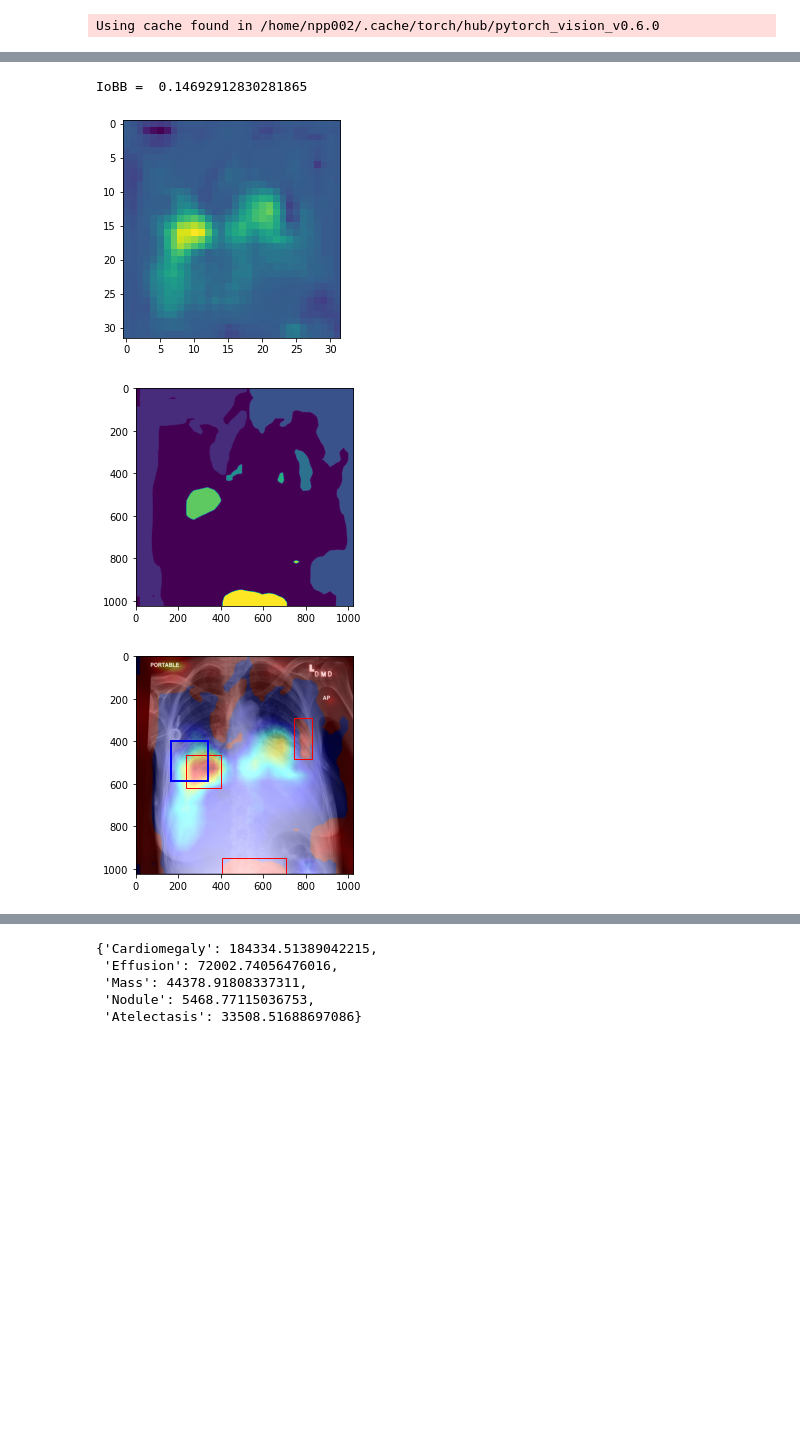
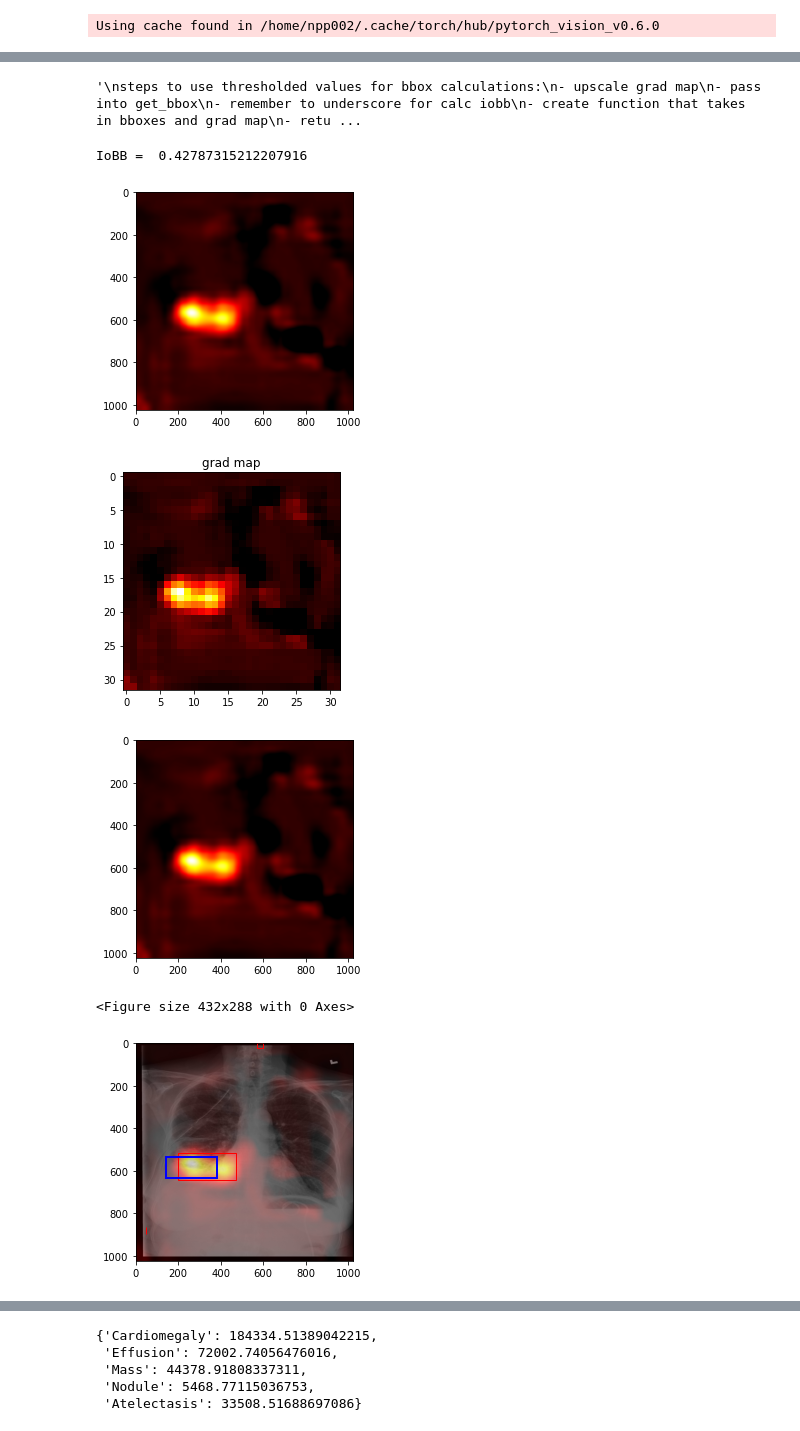
Before and after one commit to nichpass/Bucknell-Senior-Design-2021, a Jupyter notebook: test_multi_bb.ipynb, the cells around one changed output, grey strips where cells are left out. Saved outputs shown, nothing was run; the diff lists cells and outputs as text; code cells hidden in the pictures; blank space fills up the shorter version.

Commit message:
fixed visualization of gradients

```diff
--- a/test_multi_bb.ipynb
+++ b/test_multi_bb.ipynb
@@ -101,0 +137,2 @@ model.load_state_dict(torch.load(model_path))
+# %%
+model.load_state_dict(new_state_dict)
@@ -130,7 +169,7 @@ class ResNet(nn.Module):
 
     def load_weights(self):
         self.model = torch.nn.DataParallel(self.model)
-        self.model.load_state_dict(torch.load(self.model_file))
+        self.model.load_state_dict(gen_state_dict(self.model_file))
 
     def activations_hook(self, grad):
         self.gradients = grad
@@ -305,8 +406,8 @@ def get_grad_map(data, model, disease):
 # %%
 def calc_iobb(data, model, disease):
-    label_map, _, _ = get_grad_map(data, model, disease)
+    label_map, heatmap, _ = get_grad_map(data, model, disease)
 
-    boxes = get_bboxes(label_map, disease)
+    boxes = get_bboxes(label_map, heatmap, disease)
 
 
     single_level = np.array(label_map >= 1, dtype='int')
@@ -334,17 +435,26 @@ def calc_iobb(data, model, disease):
 # %%
 def bbox_main(data, model, disease):
 
-    all_labels, blobs, grad_activations = get_grad_map(data, model, disease)
+    all_labels, heatmap, grad_activations = get_grad_map(data, model, disease)
+
+    grad_img = convert_to_rgb(grad_activations)
 
     plt.figure()
-    plt.imshow(grad_activations)
+    plt.imshow(grad_img)
+    plt.title('grad map')
+
+    heattest = cv2.resize(np.float32(grad_activations), (1024, 1024), interpolation=cv2.INTER_CUBIC)#, interpolation=cv2.INTER_LANCZOS4)
+    heattest = convert_to_rgb(heattest)
+
     plt.figure()
-    plt.imshow(all_labels)
+    plt.imshow(heattest)
+    plt.figure()
+    #plt.savefig('grad_threshold')
 
-    boxdict = get_bboxes(all_labels, disease)
+    boxdict = get_bboxes(all_labels, heatmap, disease)
 
     plt_image = cv2.imread('./map.jpg')
-    plt_image = cv2.cvtColor(plt_image, cv2.COLOR_BGR2RGB)
+    #plt_image = cv2.cvtColor(plt_image, cv2.COLOR_BGR2RGB)
     fig, ax = plt.subplots()
     ax.imshow(plt_image)
 
@@ -358,11 +468,28 @@ def bbox_main(data, model, disease):
     rect = patches.Rectangle((data['x'], data['y']), data['width'], data['height'], linewidth=2, edgecolor='blue', facecolor='none' )
     ax.add_patch(rect)
 
+    #save_fig('grad_with_bb')
+
     print('IoBB = ', calc_iobb(data, model, disease))
+
+
+'''
+steps to use thresholded values for bbox calculations:
+- upscale grad map
+- pass into get_bbox
+- remember to underscore for calc iobb
+- create function that takes in bboxes and grad map
+- return compute weighted value for each
+- pick the best one
+'''
+# %% [output]
+'\nsteps to use thresholded values for bbox calculations:\n- upscale grad map\n- pass into get_bbox\n- remember to underscore for calc iobb\n- create function that takes in bboxes and grad map\n- retu ...
 # %%
-bbox_main(data_bb['AP']['Effusion'][11], gmodel, 'Effusion')
+bbox_main(data_bb['AP']['Effusion'][30], gmodel, 'Effusion')
 # %% [output]
-IoBB =  0.14692912830281865
+IoBB =  0.42787315212207916
-[figure, old version]
+[figure, new version]
-[figure, old version]
+[figure, new version]
-[figure, old version]
+[figure, new version]
+<Figure size 432x288 with 0 Axes>
+[figure, added]
```
Also changed, not shown: parts of 19 cells of this notebook.
